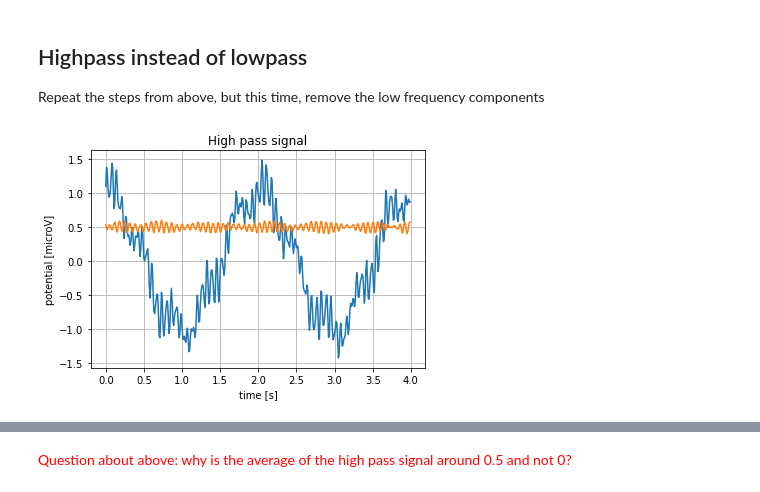
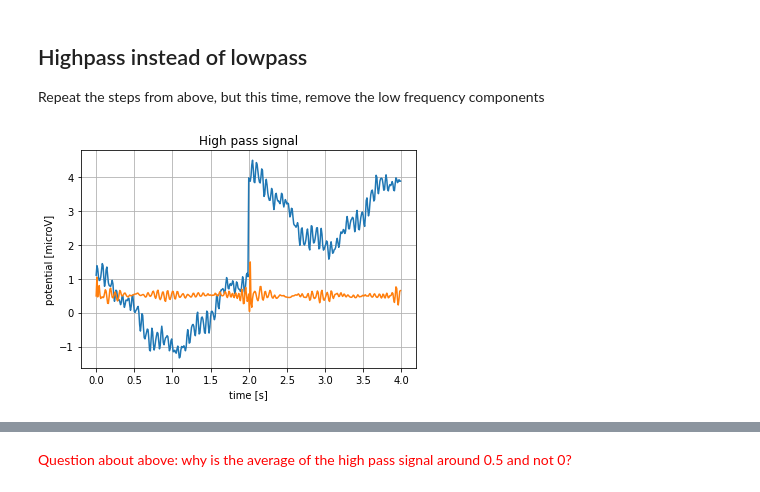
Before and after one commit to christianreiser/course_eeg_WS2020, a Jupyter notebook: exercises/ex2.ipynb, the cells around one changed output, grey strips where cells are left out. Saved outputs shown, nothing was run; the diff lists cells and outputs as text; code cells hidden in the pictures.

```diff
--- a/exercises/ex2.ipynb
+++ b/exercises/ex2.ipynb
@@ -135,17 +135,16 @@ Repeat the steps from above, but this time, remove the low frequency components
 # %%
 xf = fft(x)
 angle = xf.imag
 magnitude = xf.real
-#magnitude[0:50] = 0
-magnitude[0:300] = 0
+magnitude[0:50] = 0
 filtered_signal = magnitude*np.exp(1j*angle)
 x_ifft = ifft(filtered_signal)
 plt.plot(t,x)
 plt.plot(t,abs(x_ifft))
 plt.title('High pass signal')
 plt.ylabel('potential [microV]')
 plt.xlabel('time [s]')
 plt.grid()
 plt.show()
 # %% [output]
-[figure, old version]
+[figure, new version]
```
Also changed, not shown: parts of 2 cells of this notebook.
